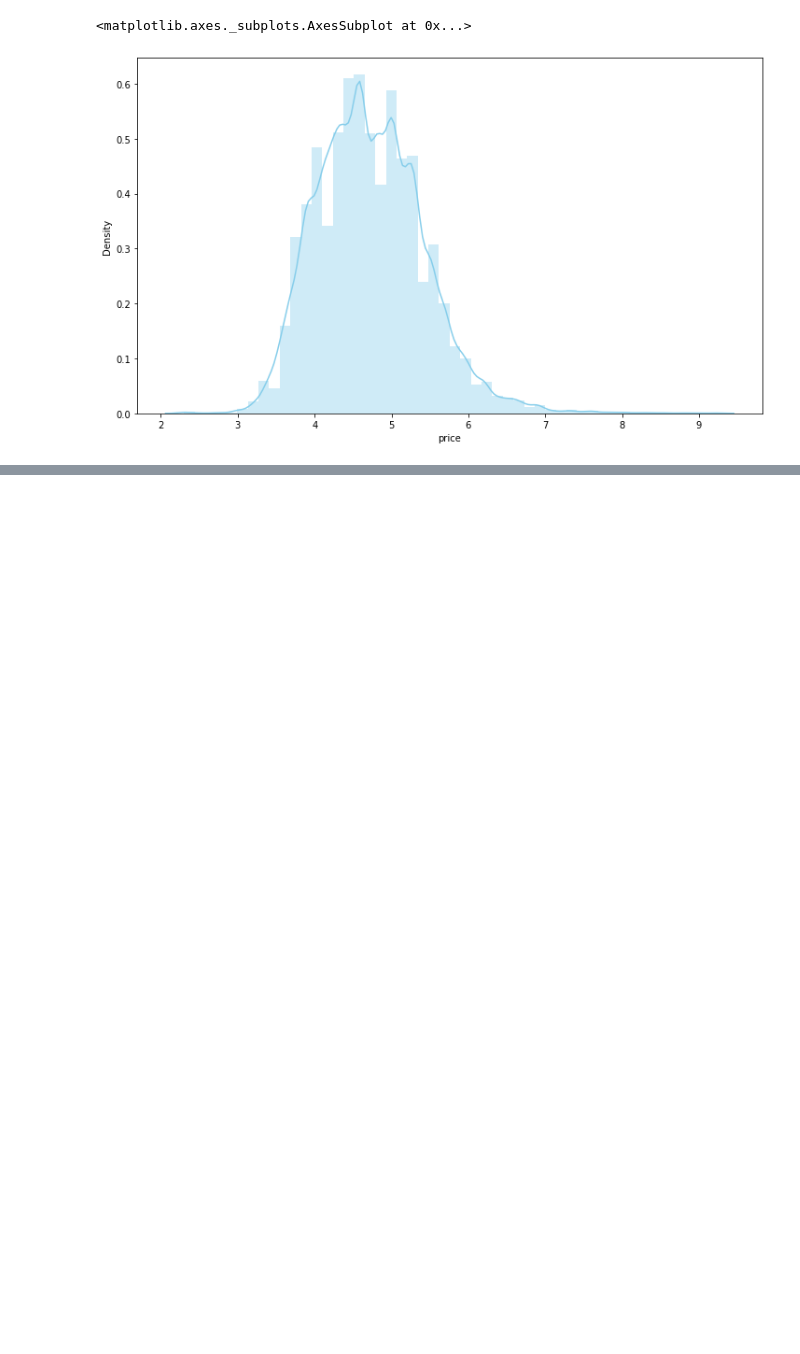
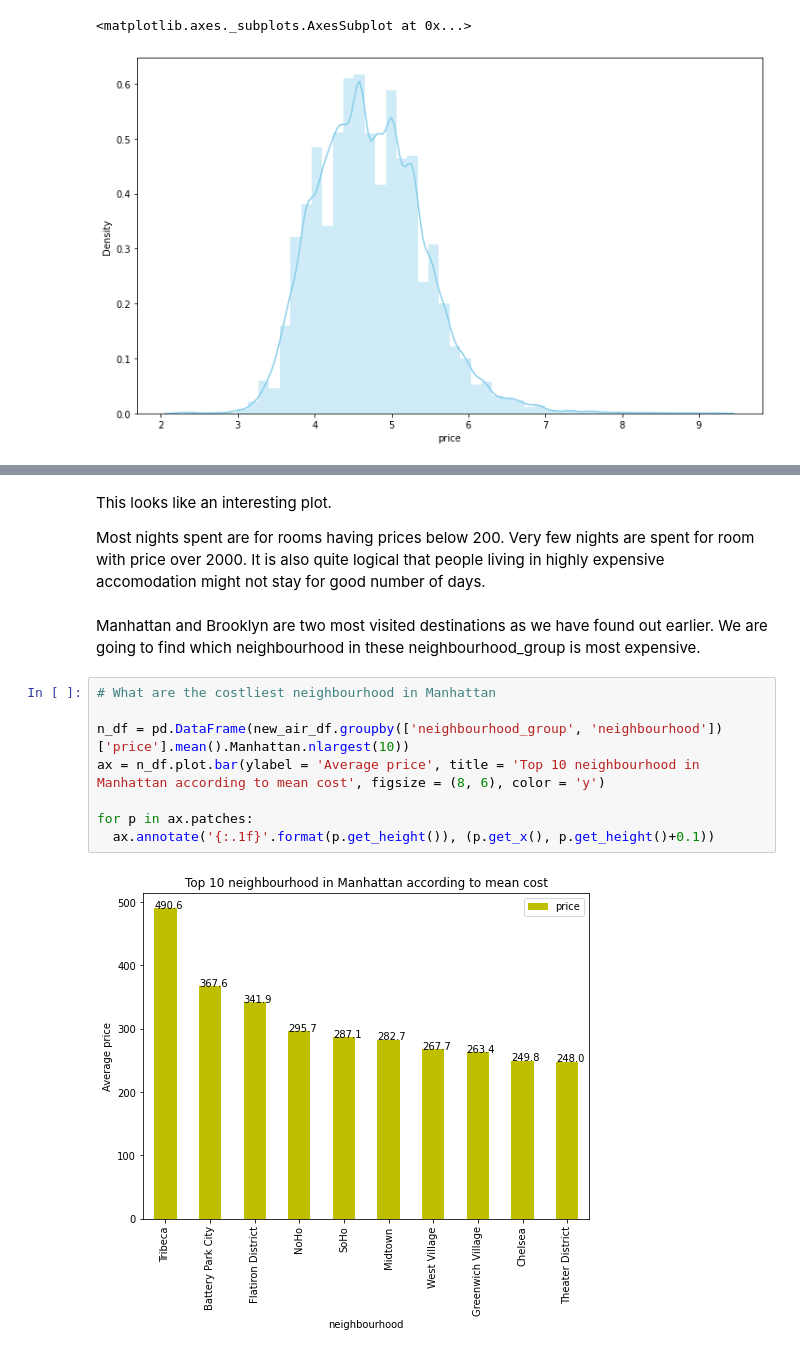
Before and after one commit to SubhamZap/Airbnb-Booking-Analysis, a Jupyter notebook: Airbnb_Bookings_Analysis_Capstone_Project.ipynb, the cells around one changed output, grey strips where cells are left out. Cells and saved outputs as stored; diff of their text form; blank space fills up the shorter version.

```diff
--- a/Airbnb_Bookings_Analysis_Capstone_Project.ipynb
+++ b/Airbnb_Bookings_Analysis_Capstone_Project.ipynb
@@ -668,0 +728,16 @@ sns.distplot(np.log(new_air_df[~(new_air_df['price']==0)]['price']), color="skyb
+# %% [markdown]
+This looks like an interesting plot.
+
+Most nights spent are for rooms having prices below 200. Very few nights are spent for room with price over 2000. It is also quite logical that people living in highly expensive accomodation might not stay for good number of days.
+# %% [markdown]
+Manhattan and Brooklyn are two most visited destinations as we have found out earlier. We are going to find which neighbourhood in these neighbourhood_group is most expensive.
+# %%
+# What are the costliest neighbourhood in Manhattan
+
+n_df = pd.DataFrame(new_air_df.groupby(['neighbourhood_group', 'neighbourhood'])['price'].mean().Manhattan.nlargest(10))
+ax = n_df.plot.bar(ylabel = 'Average price', title = 'Top 10 neighbourhood in Manhattan according to mean cost', figsize = (8, 6), color = 'y')
+
+for p in ax.patches:
+  ax.annotate('{:.1f}'.format(p.get_height()), (p.get_x(), p.get_height()+0.1))
+# %% [output]
+[figure, added]
```
Also changed, not shown: parts of 18 cells of this notebook.
